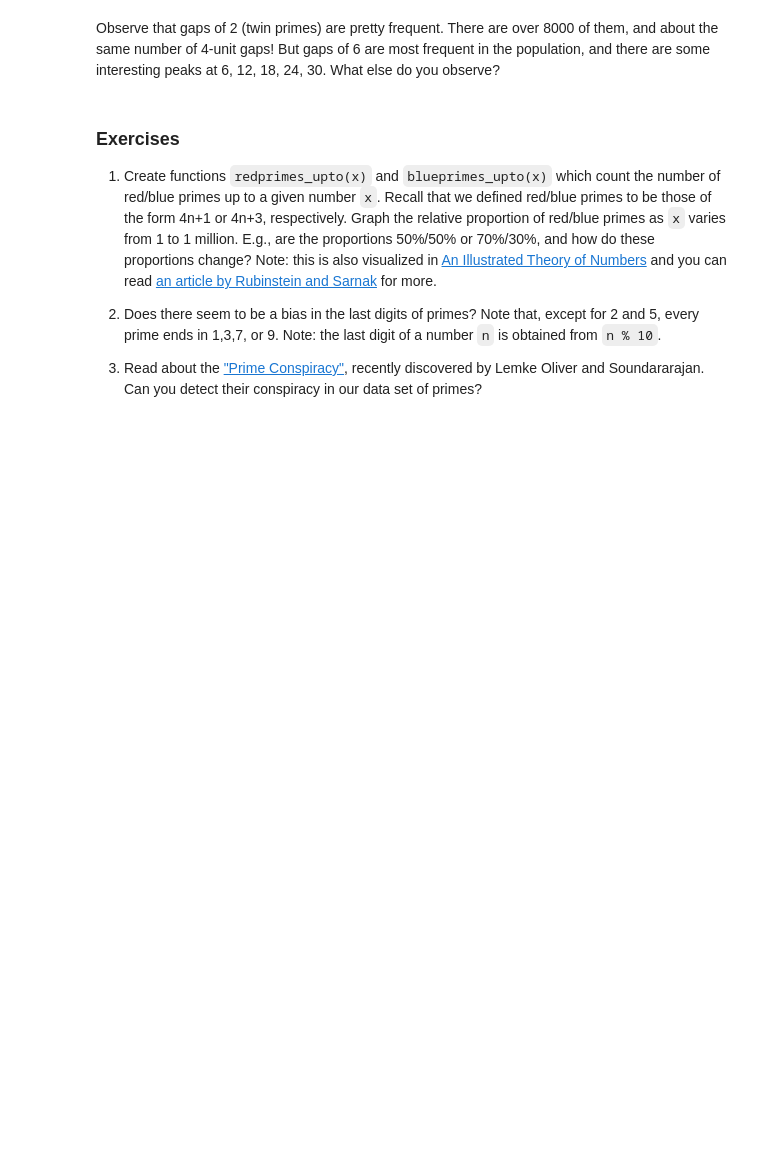
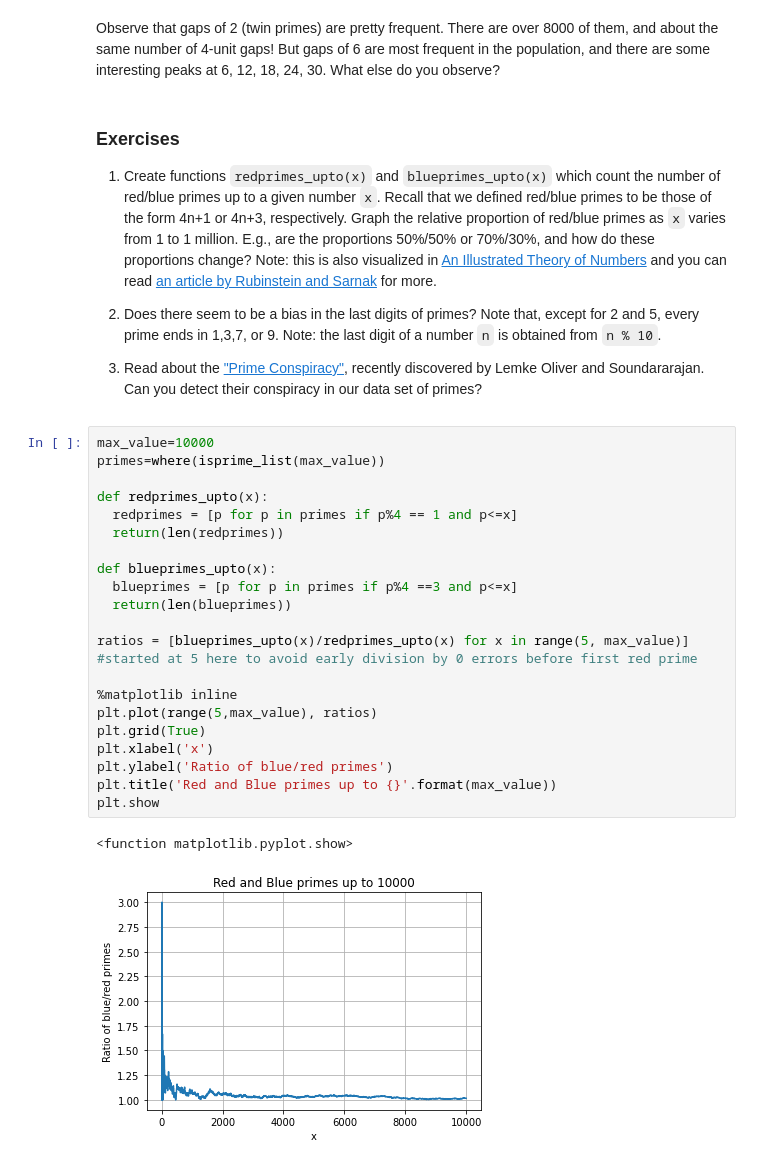
Before and after one commit to denaliwilson/Math-152, a Jupyter notebook: Copy_of_P4M_Notebook_3.ipynb, the cells around one changed output. Drawn from its saved outputs; the diff is of its cells as text; blank space fills up the shorter version.

```diff
--- a/Copy_of_P4M_Notebook_3.ipynb
+++ b/Copy_of_P4M_Notebook_3.ipynb
@@ -1061,3 +1128,27 @@ Observe that gaps of 2 (twin primes) are pretty frequent.  There are over 8000 o
 2.  Does there seem to be a bias in the last digits of primes?  Note that, except for 2 and 5, every prime ends in 1,3,7, or 9.  Note: the last digit of a number `n` is obtained from `n % 10`.
 
 3.  Read about the ["Prime Conspiracy"](https://www.quantamagazine.org/mathematicians-discover-prime-conspiracy-20160313), recently discovered by Lemke Oliver and Soundararajan.  Can you detect their conspiracy in our data set of primes?
+# %%
+max_value=10000
+primes=where(isprime_list(max_value))
+
+def redprimes_upto(x):
+  redprimes = [p for p in primes if p%4 == 1 and p<=x]
+  return(len(redprimes))
+
+def blueprimes_upto(x):
+  blueprimes = [p for p in primes if p%4 ==3 and p<=x]
+  return(len(blueprimes))
+
+ratios = [blueprimes_upto(x)/redprimes_upto(x) for x in range(5, max_value)] #started at 5 here to avoid early division by 0 errors before first red prime
+
+%matplotlib inline
+plt.plot(range(5,max_value), ratios)
+plt.grid(True)
+plt.xlabel('x')
+plt.ylabel('Ratio of blue/red primes')
+plt.title('Red and Blue primes up to {}'.format(max_value))
+plt.show
+# %% [output]
+<function matplotlib.pyplot.show>
+[figure, added]
```
Also changed, not shown: parts of 34 cells of this notebook.
